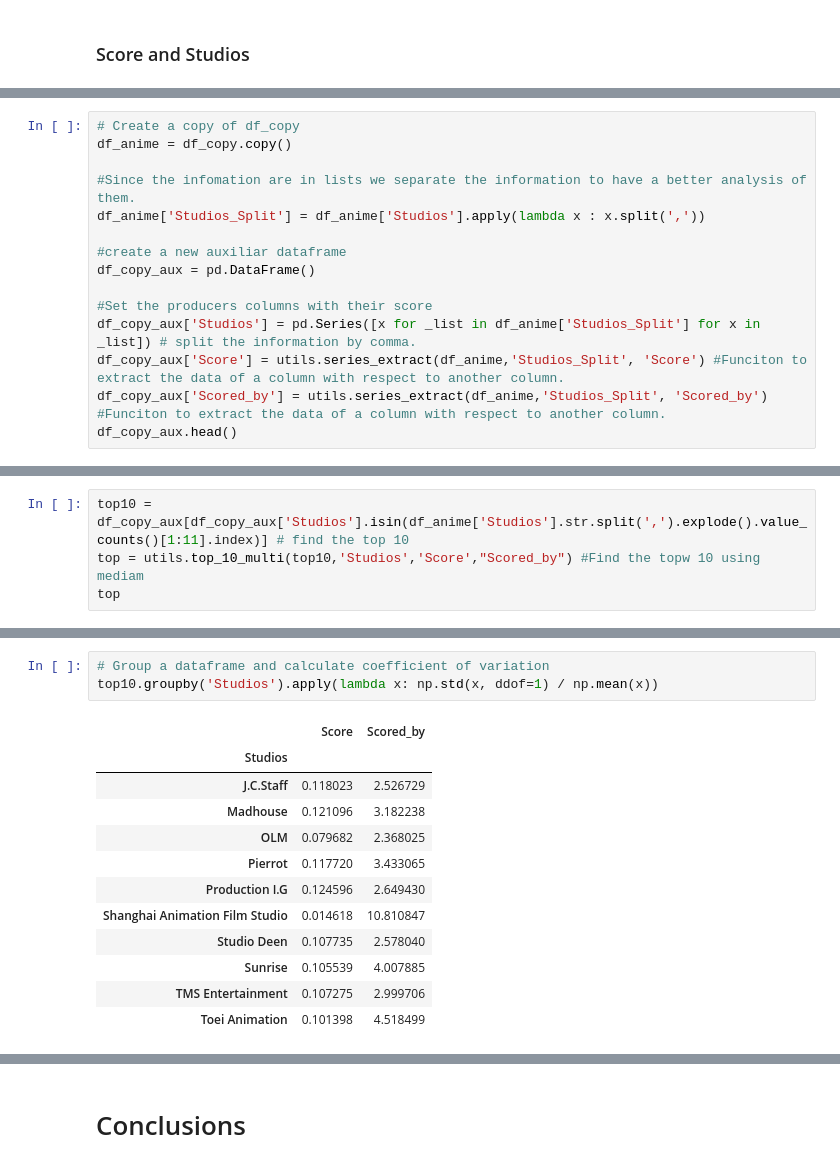
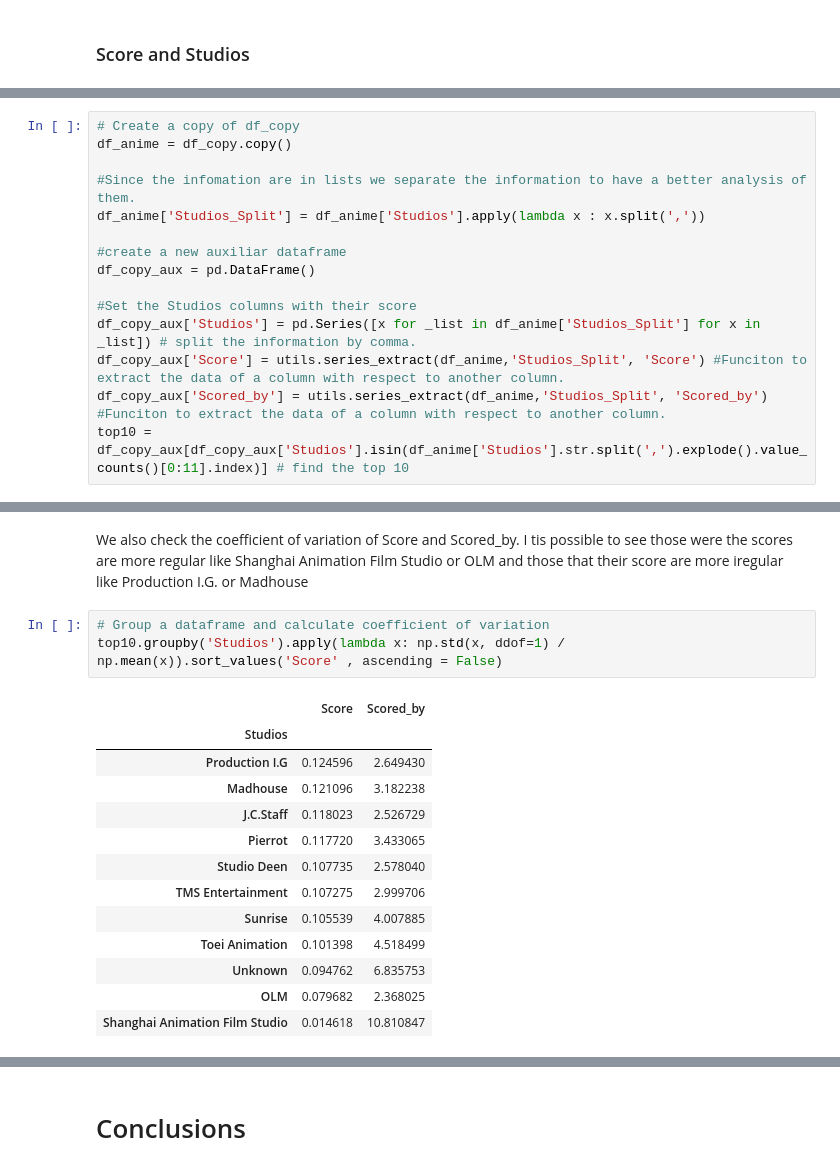
Before and after one commit to RealXun/EDA_ANIME, a Jupyter notebook: src/EDA_Anime.ipynb, the cells around one changed output, grey strips where cells are left out. Cells and saved outputs as stored; diff of their text form.

```diff
--- a/src/EDA_Anime.ipynb
+++ b/src/EDA_Anime.ipynb
@@ -1195,8 +1527,8 @@ df_anime['Studios_Split'] = df_anime['Studios'].apply(lambda x : x.split(','))
 #create a new auxiliar dataframe
 df_copy_aux = pd.DataFrame()
 
-#Set the producers columns with their score
+#Set the Studios columns with their score
 df_copy_aux['Studios'] = pd.Series([x for _list in df_anime['Studios_Split'] for x in _list]) # split the information by comma.
 df_copy_aux['Score'] = utils.series_extract(df_anime,'Studios_Split', 'Score') #Funciton to extract the data of a column with respect to another column.
 df_copy_aux['Scored_by'] = utils.series_extract(df_anime,'Studios_Split', 'Scored_by') #Funciton to extract the data of a column with respect to another column.
-df_copy_aux.head()
+top10 = df_copy_aux[df_copy_aux['Studios'].isin(df_anime['Studios'].str.split(',').explode().value_counts()[0:11].index)] # find the top 10
@@ -1210,4 +1534,0 @@ df_copy_aux.head()
-# %%
-top10 = df_copy_aux[df_copy_aux['Studios'].isin(df_anime['Studios'].str.split(',').explode().value_counts()[1:11].index)] # find the top 10
-top = utils.top_10_multi(top10,'Studios','Score',"Scored_by") #Find the topw 10 using mediam
-top
@@ -1226,16 +1585,19 @@ top
+# %% [markdown]
+We also check the coefficient of variation of Score and Scored_by. I tis possible to see those were the scores are more regular like Shanghai Animation Film Studio or OLM and those that their score are more iregular like Production I.G. or Madhouse
 # %%
 # Group a dataframe and calculate coefficient of variation
-top10.groupby('Studios').apply(lambda x: np.std(x, ddof=1) / np.mean(x))
+top10.groupby('Studios').apply(lambda x: np.std(x, ddof=1) / np.mean(x)).sort_values('Score' , ascending = False)
 # %% [output]
 |  | Score | Scored_by |
 | Studios |  |  |
+| Production I.G | 0.124596 | 2.649430 |
+| Madhouse | 0.121096 | 3.182238 |
 | J.C.Staff | 0.118023 | 2.526729 |
-| Madhouse | 0.121096 | 3.182238 |
+| Pierrot | 0.117720 | 3.433065 |
+| Studio Deen | 0.107735 | 2.578040 |
+| TMS Entertainment | 0.107275 | 2.999706 |
+| Sunrise | 0.105539 | 4.007885 |
+| Toei Animation | 0.101398 | 4.518499 |
+| Unknown | 0.094762 | 6.835753 |
 | OLM | 0.079682 | 2.368025 |
-| Pierrot | 0.117720 | 3.433065 |
-| Production I.G | 0.124596 | 2.649430 |
 | Shanghai Animation Film Studio | 0.014618 | 10.810847 |
-| Studio Deen | 0.107735 | 2.578040 |
-| Sunrise | 0.105539 | 4.007885 |
-| TMS Entertainment | 0.107275 | 2.999706 |
-| Toei Animation | 0.101398 | 4.518499 |
```
Also changed, not shown: parts of 174 cells of this notebook, 28 other files.
